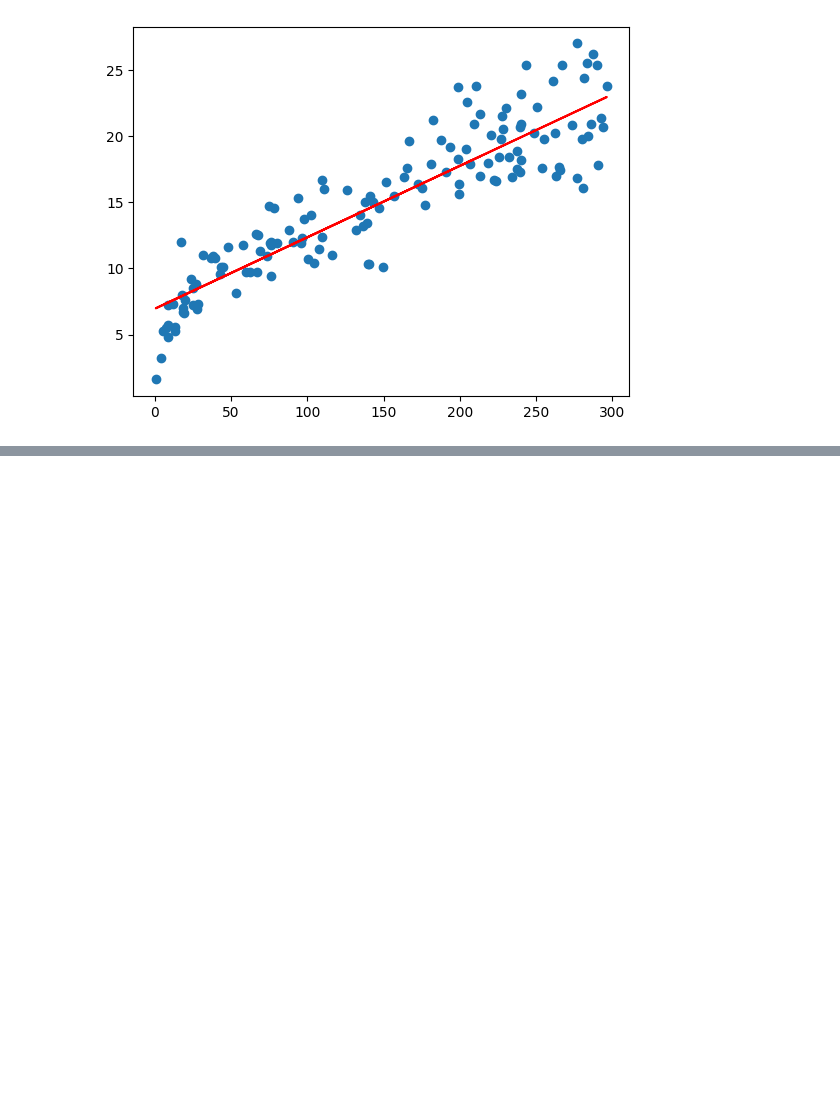
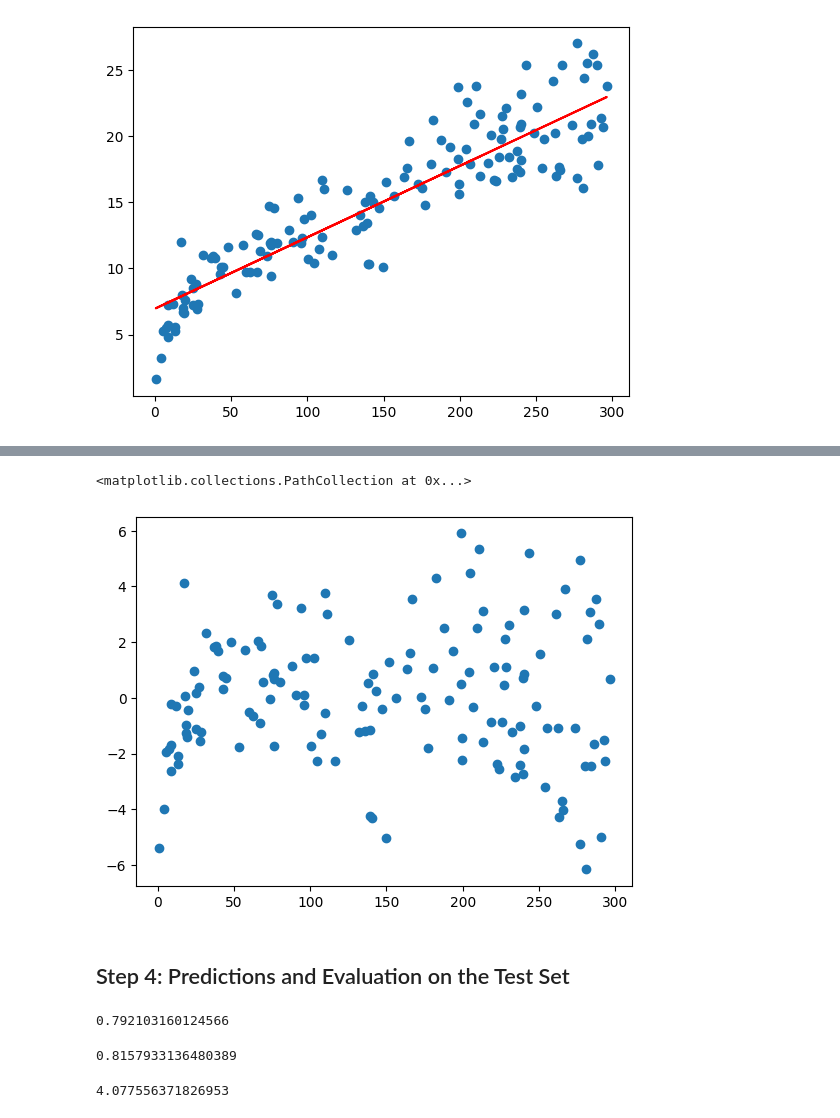
Before and after one commit to jeet005/Machine-Learning, a Jupyter notebook: Linear Regression/Simple Linear Regression/SLR in python.ipynb, the cells around one changed output, grey strips where cells are left out. Saved outputs shown, nothing was run; the diff lists cells and outputs as text; code cells hidden in the pictures; blank space fills up the shorter version.

```diff
--- a/Linear Regression/Simple Linear Regression/SLR in python.ipynb
+++ b/Linear Regression/Simple Linear Regression/SLR in python.ipynb
@@ -175,0 +214,8 @@ plt.show()
+# %%
+# look for patterns in residuals (we should not be able to identify any solid patterns)
+plt.scatter(X_train, res) # Here we have just taken a value from the X_train and plot its residual
+# %% [output]
+<matplotlib.collections.PathCollection at 0x...>
+[figure, added]
+# %% [markdown]
+## Step 4: Predictions and Evaluation on the Test Set
@@ -175,0 +231,16 @@ plt.show()
+# %%
+# evaluate the model, r-squared on the test
+r2 = r2_score(y_true=y_test, y_pred=y_test_pred)
+r2
+# %% [output]
+0.792103160124566
+# %%
+# r2 on train
+r2_score(y_true=y_train, y_pred=y_train_pred)
+# %% [output]
+0.8157933136480389
+# %%
+# mean squared error
+mean_squared_error(y_true=y_test, y_pred=y_test_pred)
+# %% [output]
+4.077556371826953
```
Also changed, not shown: parts of 10 cells of this notebook.
